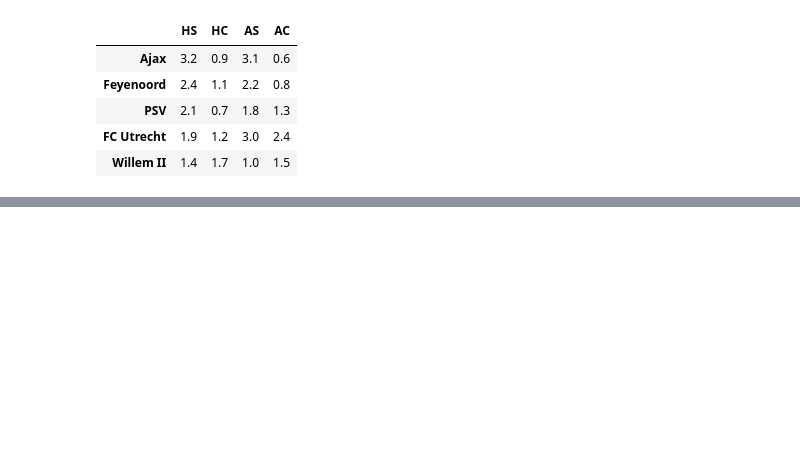
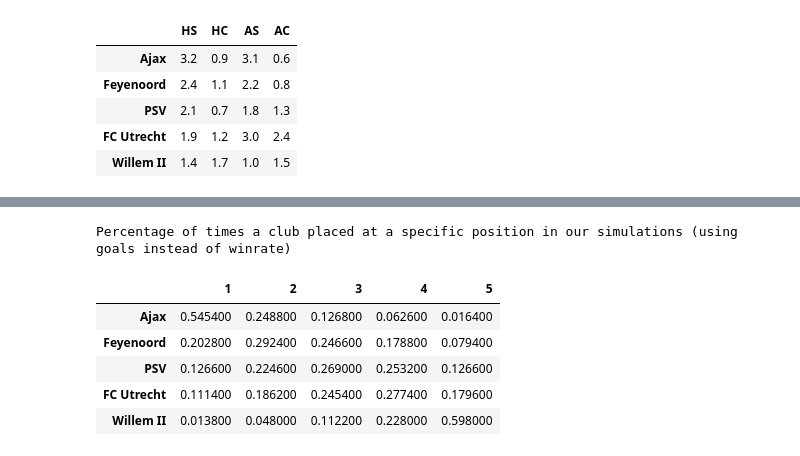
Before and after one commit to Verrem98/test_environment, a Jupyter notebook: monte_carlo.ipynb, the cells around one changed output, grey strips where cells are left out. Drawn from its saved outputs; the diff is of its cells as text; code cells hidden in the pictures; blank space fills up the shorter version.

```diff
--- a/monte_carlo.ipynb
+++ b/monte_carlo.ipynb
@@ -262,0 +343,19 @@ goal_df
+# %%
+mc_df_poisson = sim_multiple(5000, sim_poisson)
+# %%
+mc_df_poisson = mc_df_poisson.sort_values(by = 1, ascending = False)
+# %%
+goals_result_df = (mc_df_poisson.style
+  .background_gradient(cmap=cm)
+  .set_caption('Percentage of times a club placed at a specific position in our simulations (using goals instead of winrate)')
+  .set_table_styles(styles))
+
+goals_result_df
+# %% [output]
+Percentage of times a club placed at a specific position in our simulations (using goals instead of winrate)
+|  | 1 | 2 | 3 | 4 | 5 |
+| Ajax | 0.545400 | 0.248800 | 0.126800 | 0.062600 | 0.016400 |
+| Feyenoord | 0.202800 | 0.292400 | 0.246600 | 0.178800 | 0.079400 |
+| PSV | 0.126600 | 0.224600 | 0.269000 | 0.253200 | 0.126600 |
+| FC Utrecht | 0.111400 | 0.186200 | 0.245400 | 0.277400 | 0.179600 |
+| Willem II | 0.013800 | 0.048000 | 0.112200 | 0.228000 | 0.598000 |
```
Also changed, not shown: parts of 16 cells of this notebook, 1 other file.
